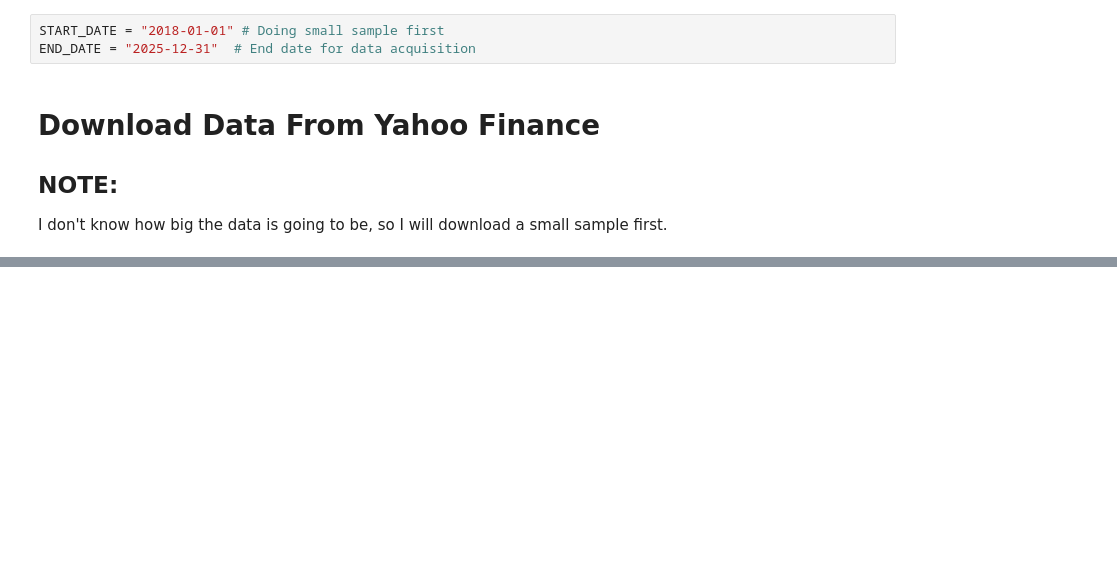
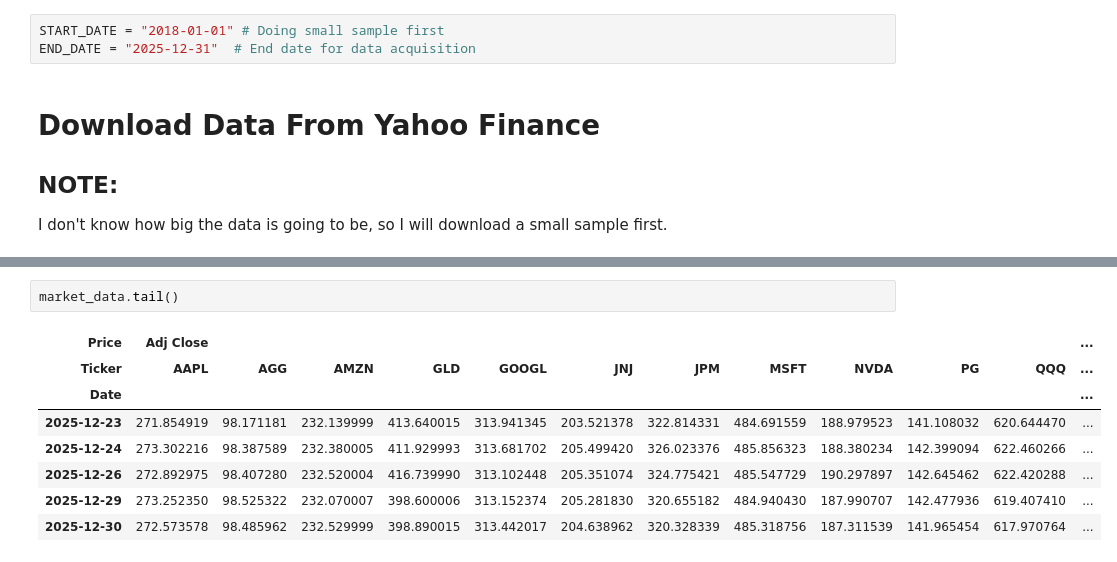
Before and after one commit to SamiiShabuse/INFO442-Group-Project, a Jupyter notebook: notebooks/01_data_acquisition.ipynb, the cells around one changed output, grey strips where cells are left out. Drawn from its saved outputs; the diff is of its cells as text; blank space fills up the shorter version.

```diff
--- a/notebooks/01_data_acquisition.ipynb
+++ b/notebooks/01_data_acquisition.ipynb
@@ -70,0 +94,11 @@ I don't know how big the data is going to be, so I will download a small sample
+# %%
+market_data.tail()
+# %% [output]
+| Price | Adj Close |  |  |  |  |  |  |  |  |  |  | ... |
+| Ticker | AAPL | AGG | AMZN | GLD | GOOGL | JNJ | JPM | MSFT | NVDA | PG | QQQ | ... |
+| Date |  |  |  |  |  |  |  |  |  |  |  | ... |
+| 2025-12-23 | 271.854919 | 98.171181 | 232.139999 | 413.640015 | 313.941345 | 203.521378 | 322.814331 | 484.691559 | 188.979523 | 141.108032 | 620.644470 | ... |
+| 2025-12-24 | 273.302216 | 98.387589 | 232.380005 | 411.929993 | 313.681702 | 205.499420 | 326.023376 | 485.856323 | 188.380234 | 142.399094 | 622.460266 | ... |
+| 2025-12-26 | 272.892975 | 98.407280 | 232.520004 | 416.739990 | 313.102448 | 205.351074 | 324.775421 | 485.547729 | 190.297897 | 142.645462 | 622.420288 | ... |
+| 2025-12-29 | 273.252350 | 98.525322 | 232.070007 | 398.600006 | 313.152374 | 205.281830 | 320.655182 | 484.940430 | 187.990707 | 142.477936 | 619.407410 | ... |
+| 2025-12-30 | 272.573578 | 98.485962 | 232.529999 | 398.890015 | 313.442017 | 204.638962 | 320.328339 | 485.318756 | 187.311539 | 141.965454 | 617.970764 | ... |
```
Also changed, not shown: parts of 12 cells of this notebook.
